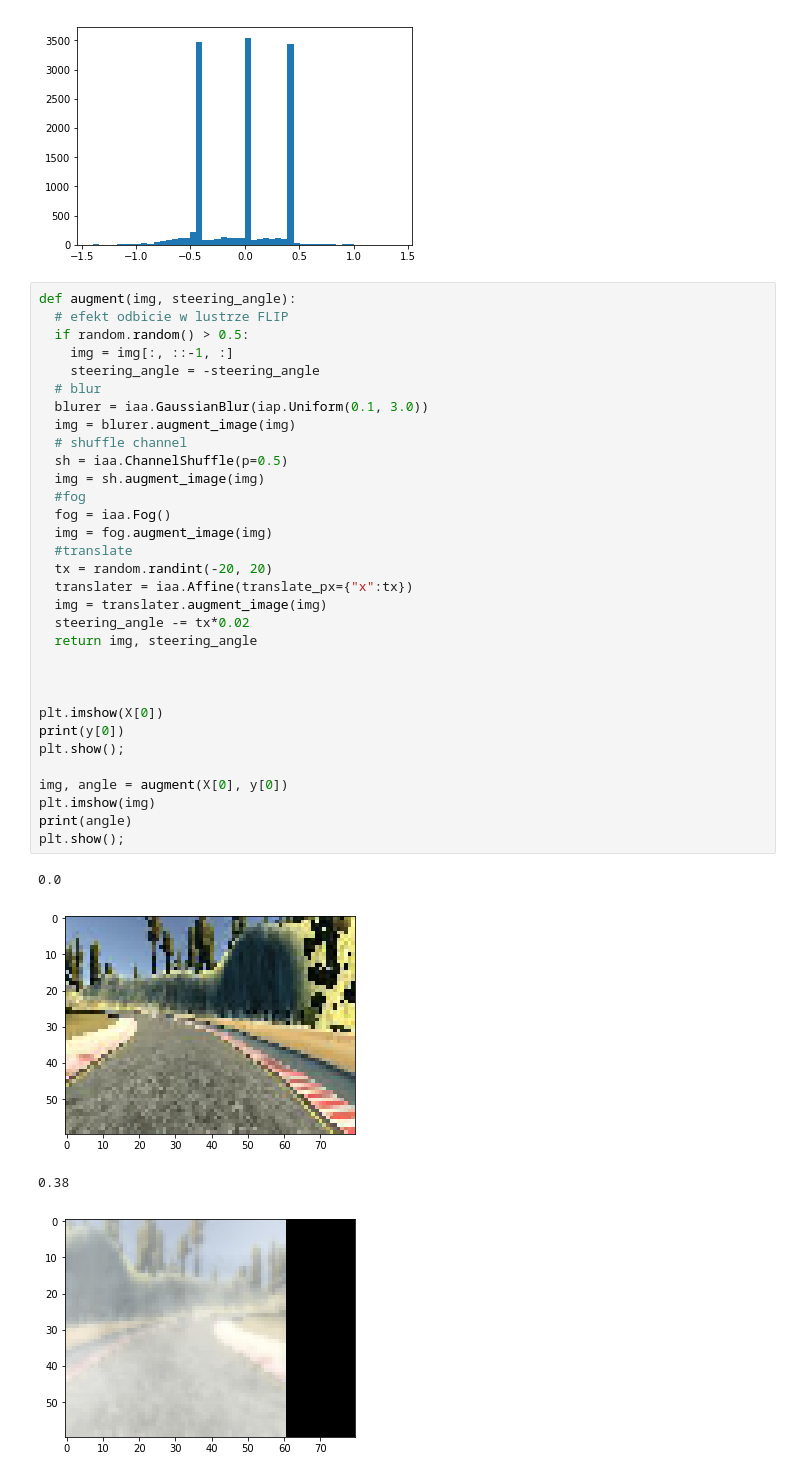
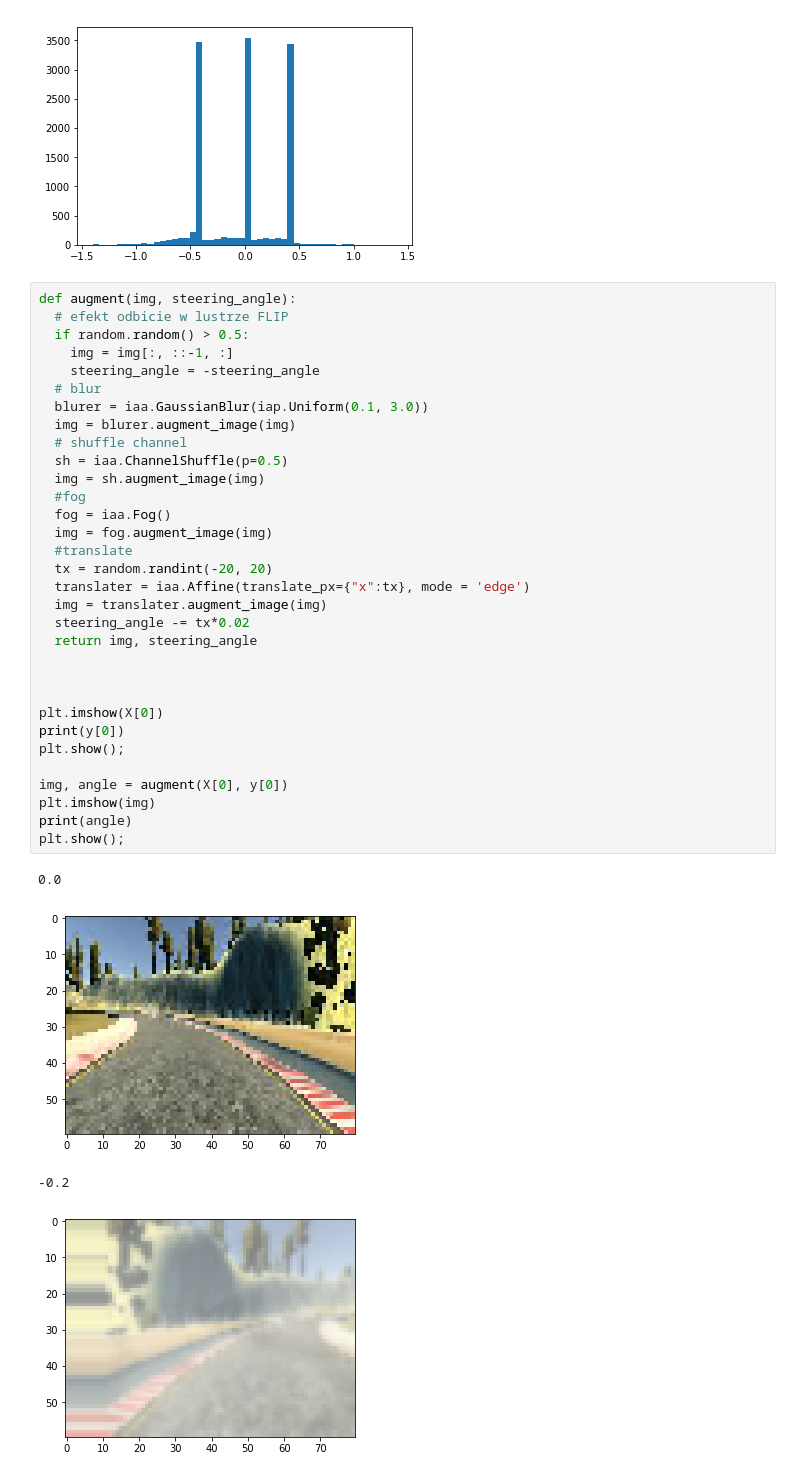
Before and after one commit to trallala9/ch3-d4, a Jupyter notebook: autonomous_car.ipynb, the cells around one changed output. Saved outputs shown, nothing was run; the diff lists cells and outputs as text.

```diff
--- a/autonomous_car.ipynb
+++ b/autonomous_car.ipynb
@@ -82,33 +82,33 @@ def augment(img, steering_angle):
     img = img[:, ::-1, :]
     steering_angle = -steering_angle
   # blur
   blurer = iaa.GaussianBlur(iap.Uniform(0.1, 3.0))
   img = blurer.augment_image(img)
   # shuffle channel
   sh = iaa.ChannelShuffle(p=0.5)
   img = sh.augment_image(img)
   #fog
   fog = iaa.Fog()
   img = fog.augment_image(img)
   #translate
   tx = random.randint(-20, 20)
-  translater = iaa.Affine(translate_px={"x":tx})
+  translater = iaa.Affine(translate_px={"x":tx}, mode = 'edge')
   img = translater.augment_image(img)
   steering_angle -= tx*0.02
   return img, steering_angle
 
 
 
 plt.imshow(X[0])
 print(y[0])
 plt.show();
 
 img, angle = augment(X[0], y[0])
 plt.imshow(img)
 print(angle)
 plt.show();
 # %% [output]
 0.0
 [figure]
-0.38
+-0.2
-[figure, old version]
+[figure, new version]
```
